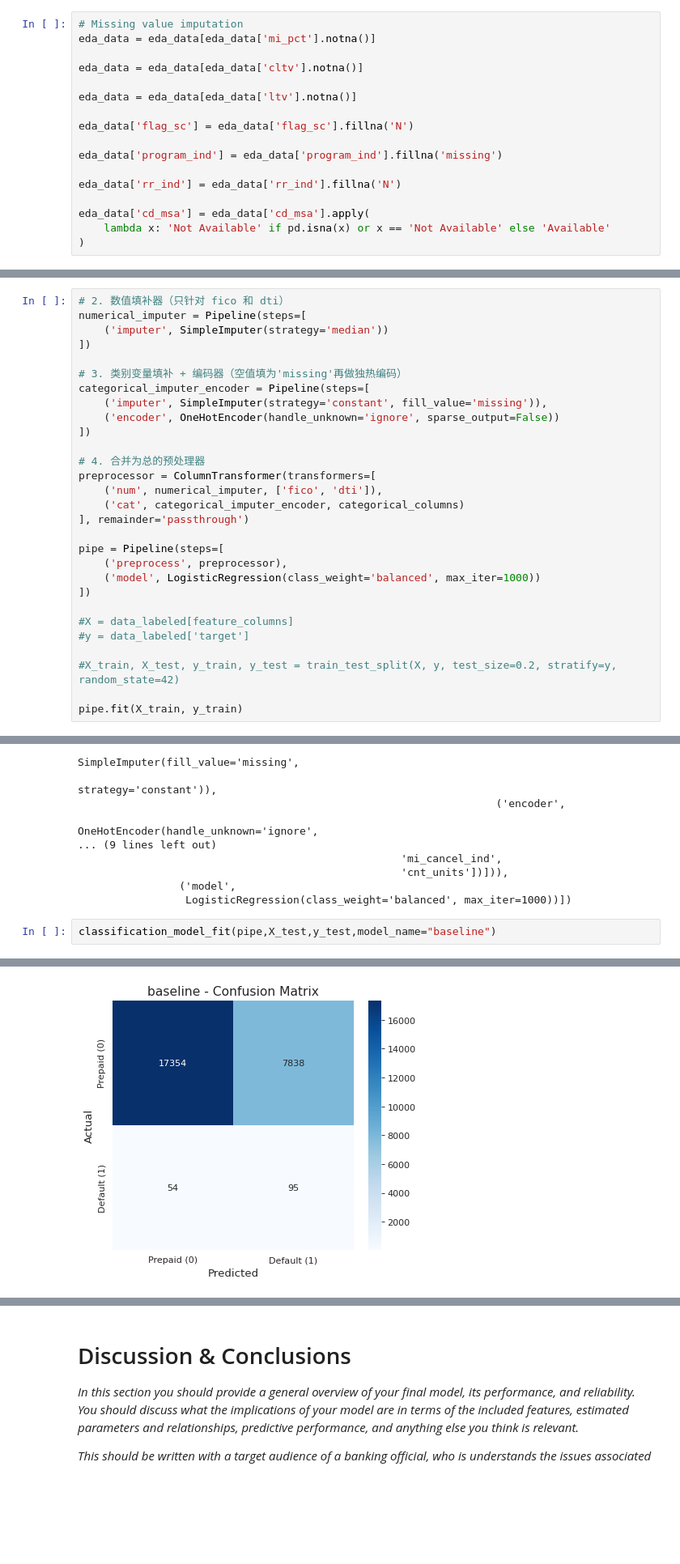
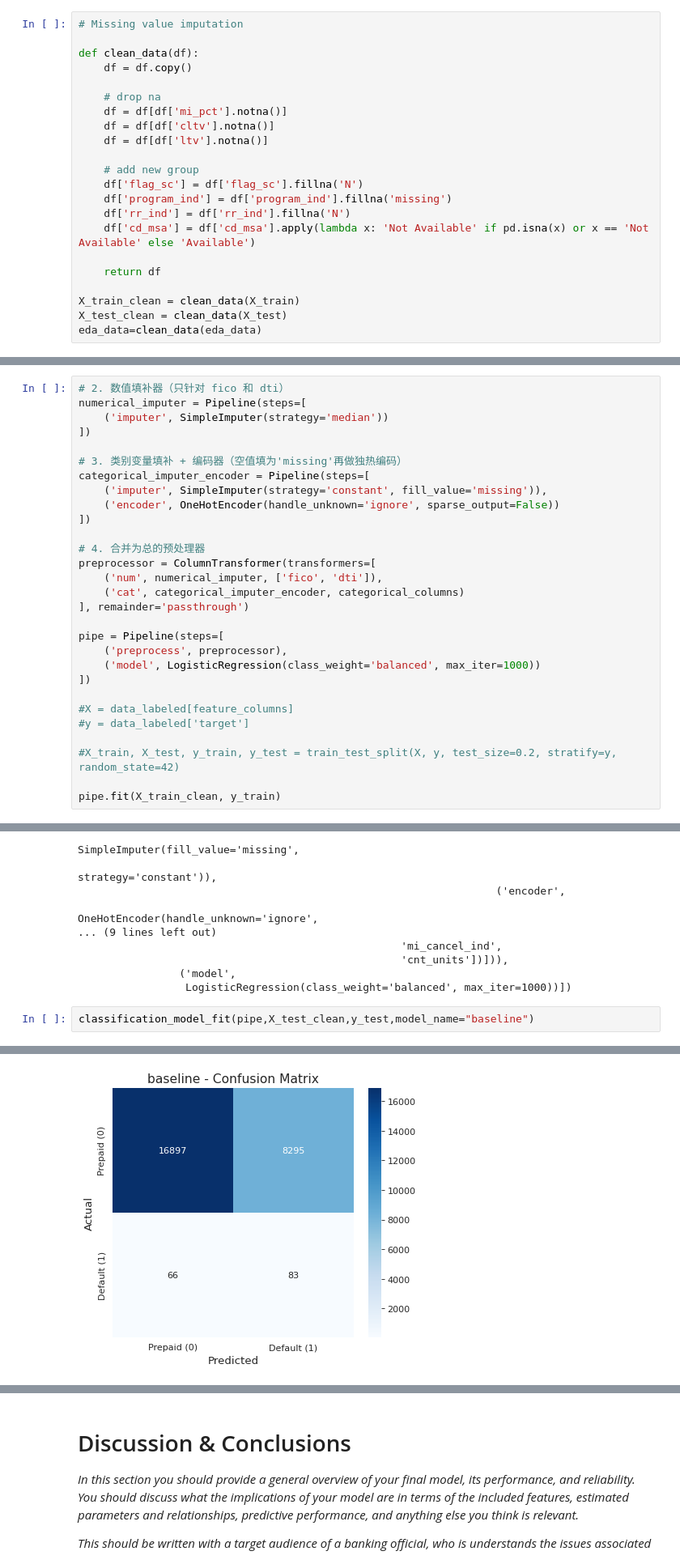
Before and after one commit to ormykingdown/MLP2, a Jupyter notebook: project2.ipynb, the cells around one changed output, grey strips where cells are left out. Shown at 81% size. Saved outputs shown, nothing was run; the diff lists cells and outputs as text; blank space fills up the shorter version.

Commit message:
model_fit

```diff
--- a/project2.ipynb
+++ b/project2.ipynb
@@ -377,21 +382,26 @@ Based on the visualizations above and careful inspection of each variable, we ap
 This mixed strategy balances domain logic, data quality, and statistical distribution, ensuring robust preparation before modeling.
 # %%
 # Missing value imputation
-eda_data = eda_data[eda_data['mi_pct'].notna()]
 
-eda_data = eda_data[eda_data['cltv'].notna()]
+def clean_data(df):
+    df = df.copy()
 
-eda_data = eda_data[eda_data['ltv'].notna()]
+    # drop na
+    df = df[df['mi_pct'].notna()]
+    df = df[df['cltv'].notna()]
+    df = df[df['ltv'].notna()]
 
-eda_data['flag_sc'] = eda_data['flag_sc'].fillna('N')
+    # add new group
+    df['flag_sc'] = df['flag_sc'].fillna('N')
+    df['program_ind'] = df['program_ind'].fillna('missing')
+    df['rr_ind'] = df['rr_ind'].fillna('N')
+    df['cd_msa'] = df['cd_msa'].apply(lambda x: 'Not Available' if pd.isna(x) or x == 'Not Available' else 'Available')
 
-eda_data['program_ind'] = eda_data['program_ind'].fillna('missing')
+    return df
 
-eda_data['rr_ind'] = eda_data['rr_ind'].fillna('N')
-
-eda_data['cd_msa'] = eda_data['cd_msa'].apply(
-    lambda x: 'Not Available' if pd.isna(x) or x == 'Not Available' else 'Available'
-)
+X_train_clean = clean_data(X_train)
+X_test_clean = clean_data(X_test)
+eda_data=clean_data(eda_data)
 # %% [markdown]
 ## 2.4 Investigating Relationships
 # %%
@@ -532,7 +615,7 @@ pipe = Pipeline(steps=[
 
 #X_train, X_test, y_train, y_test = train_test_split(X, y, test_size=0.2, stratify=y, random_state=42)
 
-pipe.fit(X_train, y_train)
+pipe.fit(X_train_clean, y_train)
 # %% [output]
 STOP: TOTAL NO. OF ITERATIONS REACHED LIMIT.
 
@@ -564,7 +647,7 @@ Pipeline(steps=[('preprocess',
                 ('model',
                  LogisticRegression(class_weight='balanced', max_iter=1000))])
 # %%
-classification_model_fit(pipe,X_test,y_test,model_name="baseline")
+classification_model_fit(pipe,X_test_clean,y_test,model_name="baseline")
 # %% [output]
 📊 评估指标 (baseline)
 ------------------------------
@@ -576 +659 @@ ROC AUC Score  : 0.7192
-[figure, old version]
+[figure, new version]
```
Also changed, not shown: parts of 26 cells of this notebook.
